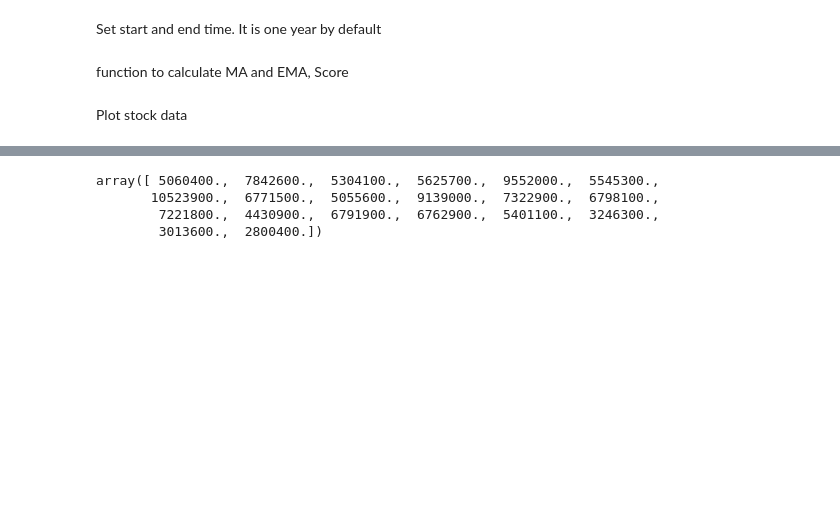
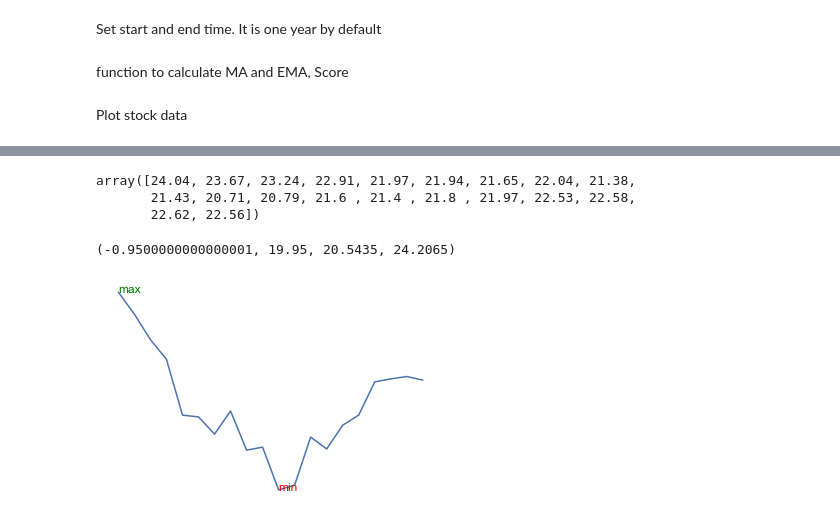
Before and after one commit to YuyuLin1003/stock_analysis, a Jupyter notebook: stock.ipynb, the cells around one changed output, grey strips where cells are left out. Saved outputs shown, nothing was run; the diff lists cells and outputs as text; code cells hidden in the pictures; blank space fills up the shorter version.

```diff
--- a/stock.ipynb
+++ b/stock.ipynb
@@ -211,12 +226,24 @@ plotStockList(watchList)
 # %%
 watchList[0].stockData.iloc[0]['Close']
 addPriceDelta(watchList[1].stockData)
-volume=watchList[1].stockData.tail(20)['Volume']
+volume = watchList[1].stockData.tail(20)['Volume']
+close = watchList[1].stockData.tail(20)['Close']
 x_values = [f'{x:%Y-%m-%d}' for x in volume.index]
-volume.values
+close.values
 # %% [output]
-array([ 5060400.,  7842600.,  5304100.,  5625700.,  9552000.,  5545300.,
-       10523900.,  6771500.,  5055600.,  9139000.,  7322900.,  6798100.,
-        7221800.,  4430900.,  6791900.,  6762900.,  5401100.,  3246300.,
-        3013600.,  2800400.])
+array([24.04, 23.67, 23.24, 22.91, 21.97, 21.94, 21.65, 22.04, 21.38,
+       21.43, 20.71, 20.79, 21.6 , 21.4 , 21.8 , 21.97, 22.53, 22.58,
+       22.62, 22.56])
+# %%
+f, ax = plt.subplots()
+y = close.values
+ax.plot(x_values, y)
+x_index_max = np.argmax(y)
+x_index_min = np.argmin(y)
+ax.annotate('max', (x_index_max, y[x_index_max]), color='green')
+ax.annotate('min', (x_index_min, y[x_index_min]), color='red')
+ax.axis('off')
+# %% [output]
+(-0.9500000000000001, 19.95, 20.5435, 24.2065)
+[figure, added]
 # %%
```
Also changed, not shown: parts of 5 cells of this notebook.
